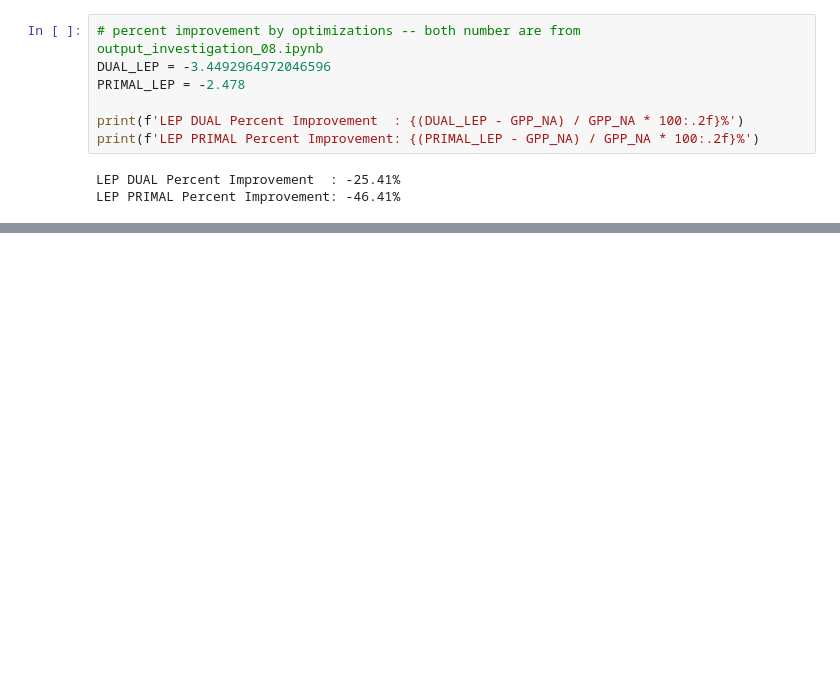
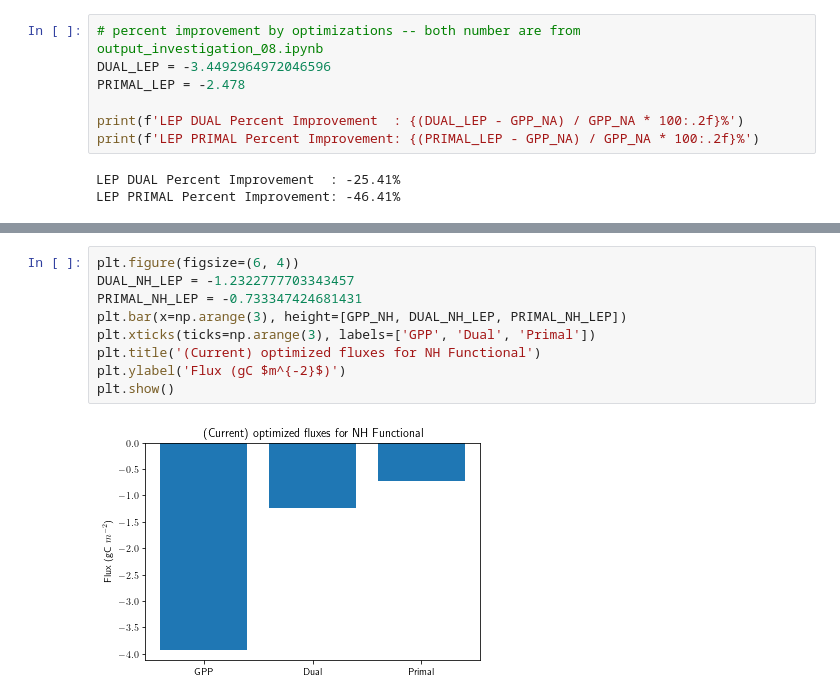
Before and after one commit to mcstanle/cf_inversion_sb_admm, a Jupyter notebook: gpp_lower_bound.ipynb, the cells around one changed output, grey strips where cells are left out. Cells and saved outputs as stored; diff of their text form; blank space fills up the shorter version.

Commit message:
updated dual ADMM script

```diff
--- a/gpp_lower_bound.ipynb
+++ b/gpp_lower_bound.ipynb
@@ -58,0 +88,11 @@ plt.show()
+# %%
+plt.figure(figsize=(6, 4))
+DUAL_NH_LEP = -1.2322777703343457
+PRIMAL_NH_LEP = -0.733347424681431
+plt.bar(x=np.arange(3), height=[GPP_NH, DUAL_NH_LEP, PRIMAL_NH_LEP])
+plt.xticks(ticks=np.arange(3), labels=['GPP', 'Dual', 'Primal'])
+plt.title('(Current) optimized fluxes for NH Functional')
+plt.ylabel('Flux (gC $m^{-2}$)')
+plt.show()
+# %% [output]
+[figure, added]
```
Also changed, not shown: parts of 15 cells of this notebook, 4 other files.
